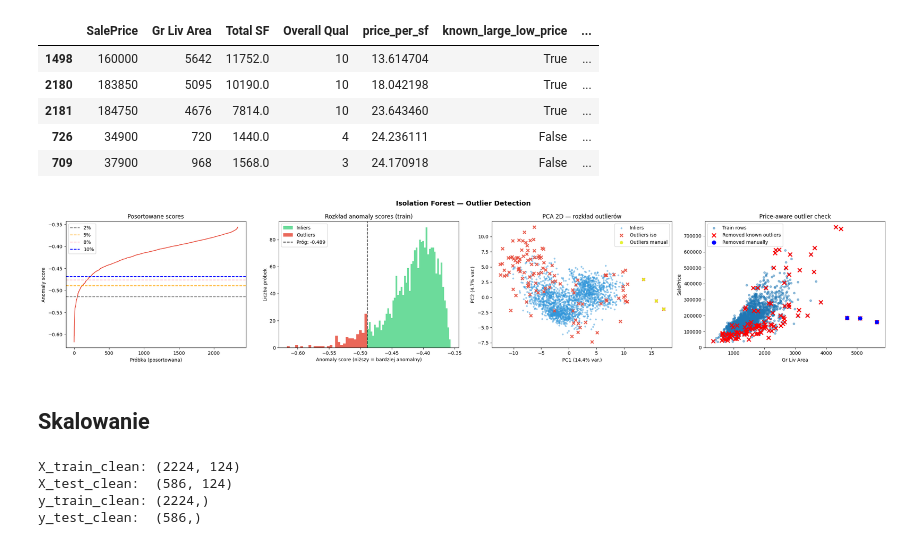
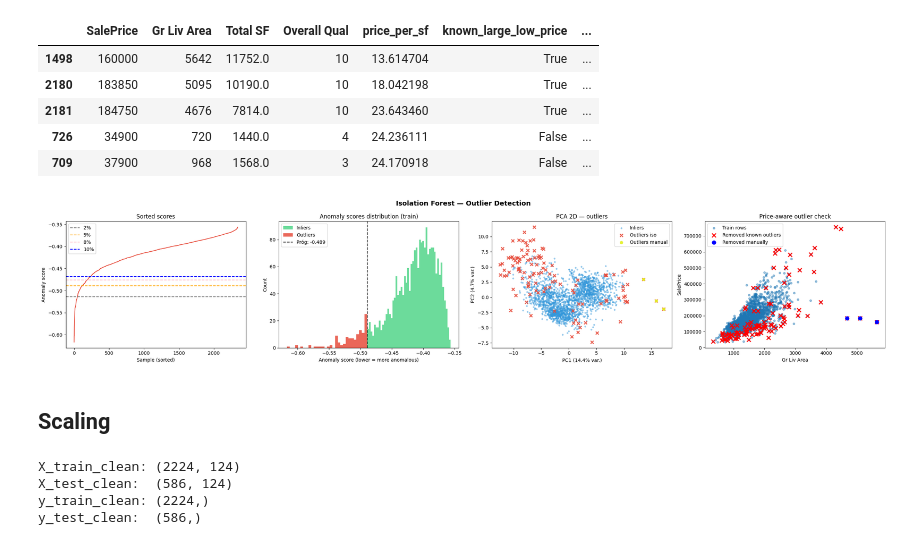
Before and after one commit to fistaszek2009/PropertyValuePredictor, a Jupyter notebook: solve-eng.ipynb, the cells around one changed output. Saved outputs shown, nothing was run; the diff lists cells and outputs as text; code cells hidden in the pictures.

```diff
--- a/solve.ipynb
+++ b/solve-eng.ipynb
@@ -250,8 +256,8 @@ fig.suptitle("Isolation Forest — Outlier Detection", fontsize=14, fontweight='
 scores = iso.score_samples(X_train)
 ax = axes[0]
 ax.plot(np.sort(scores), color='#e74c3c', linewidth=1.5)
-ax.set_title('Posortowane scores')
-ax.set_xlabel('Próbka (posortowana)')
+ax.set_title('Sorted scores')
+ax.set_xlabel('Sample (sorted)')
 ax.set_ylabel('Anomaly score')
 ax.axhline(np.percentile(scores, 2), color='gray',
                 linestyle='--', label='2%')
@@ -271,9 +277,9 @@ ax.hist(train_iso_scores[train_iso_mask], bins=30,
         color='#e74c3c', alpha=0.85, label='Outliers')
 ax.axvline(iso.offset_, color='black', linestyle='--',
            linewidth=1.5, label=f'Próg: {iso.offset_:.3f}')
-ax.set_title('Rozkład anomaly scores (train)')
-ax.set_xlabel('Anomaly score (niższy = bardziej anomalny)')
-ax.set_ylabel('Liczba próbek')
+ax.set_title('Anomaly scores distribution (train)')
+ax.set_xlabel('Anomaly score (lower = more anomalous)')
+ax.set_ylabel('Count')
 ax.legend()
 
 # PCA 2D scatter
@@ -289,40 +295,40 @@ ax.scatter(X_2d[train_iso_mask, 0], X_2d[train_iso_mask, 1],
 ax.scatter(X_2d[known_outlier_mask, 0], X_2d[known_outlier_mask, 1],
            s=40, alpha=0.9, color="#e4f124d1", marker='o',
            linewidths=0.5, label='Outliers manual')
-ax.set_title('PCA 2D — rozkład outlierów')
+ax.set_title('PCA 2D — outliers')
 ax.set_xlabel(f'PC1 ({pca.explained_variance_ratio_[0]*100:.1f}% var.)')
 ax.set_ylabel(f'PC2 ({pca.explained_variance_ratio_[1]*100:.1f}% var.)')
 ax.legend()
 
 ax = axes[3]
 ax.scatter(X_train['Gr Liv Area'], y_train, s=18, alpha=0.45, label='Train rows')
 ax.scatter(
     X_train.loc[train_iso_mask, 'Gr Liv Area'],
     y_train.loc[train_iso_mask],
     s=70, marker='x', color='red', linewidths=2, label='Removed known outliers'
 )
 ax.scatter(
     X_train.loc[known_outlier_mask, 'Gr Liv Area'],
     y_train.loc[known_outlier_mask],
     s=70, marker='o', color='blue', linewidths=0.5, label='Removed manually'
 )
 ax.set_xlabel('Gr Liv Area')
 ax.set_ylabel('SalePrice')
 ax.set_title('Price-aware outlier check')
 ax.legend()
 
 plt.tight_layout()
 plt.show()
 
-X_train_clean = X_train[~train_iso_mask & ~known_outlier_mask] # ~train_iso_mask &
+X_train_clean = X_train[~train_iso_mask & ~known_outlier_mask]
 y_train_clean = y_train[~train_iso_mask & ~known_outlier_mask]
 y_train_log = y_train_log[~train_iso_mask & ~known_outlier_mask]
 X_test_clean = X_test
 y_test_clean = y_test
 # %% [output]
-[figure, old version]
+[figure, new version]
 # %% [markdown]
-## Skalowanie
+## Scaling
 # %%
 scaler = StandardScaler()
 X_train_clean_scaled = scaler.fit_transform(X_train_clean)
```
Also changed, not shown: parts of 27 cells of this notebook, 5 other files.
